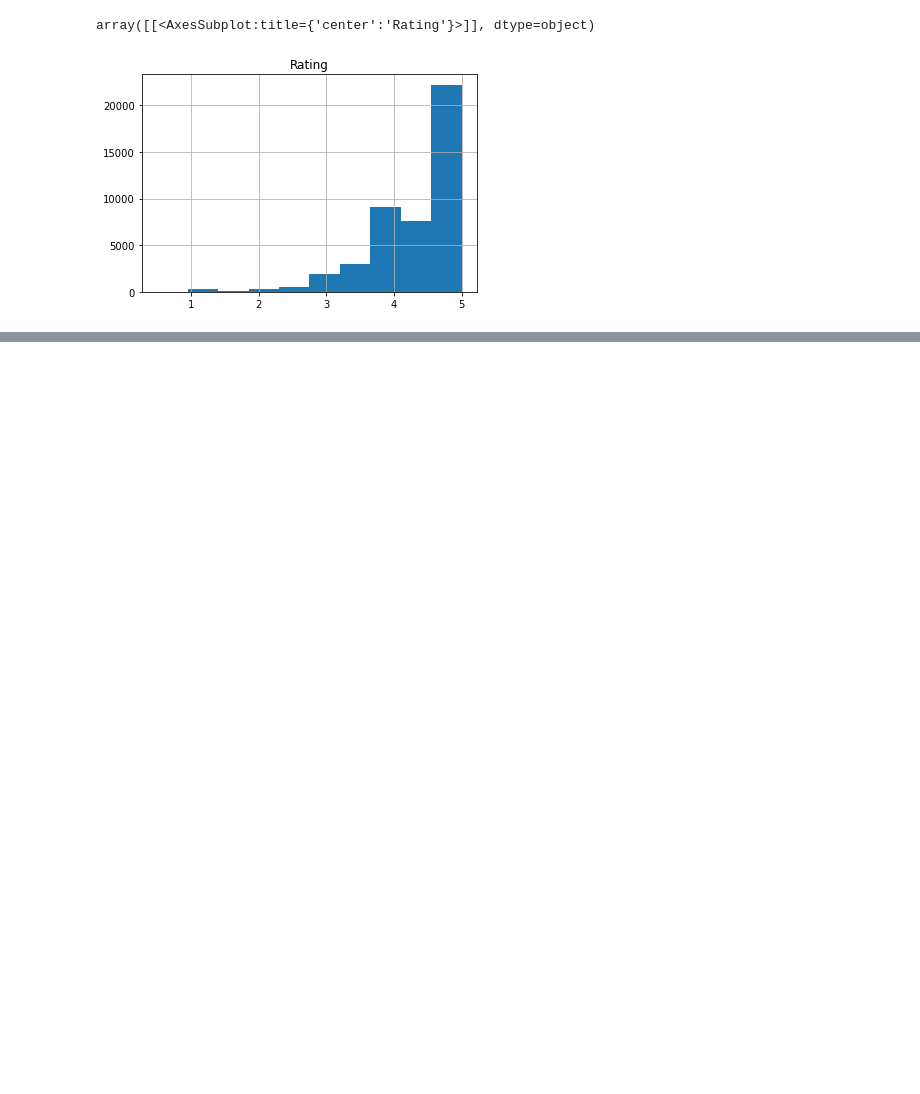
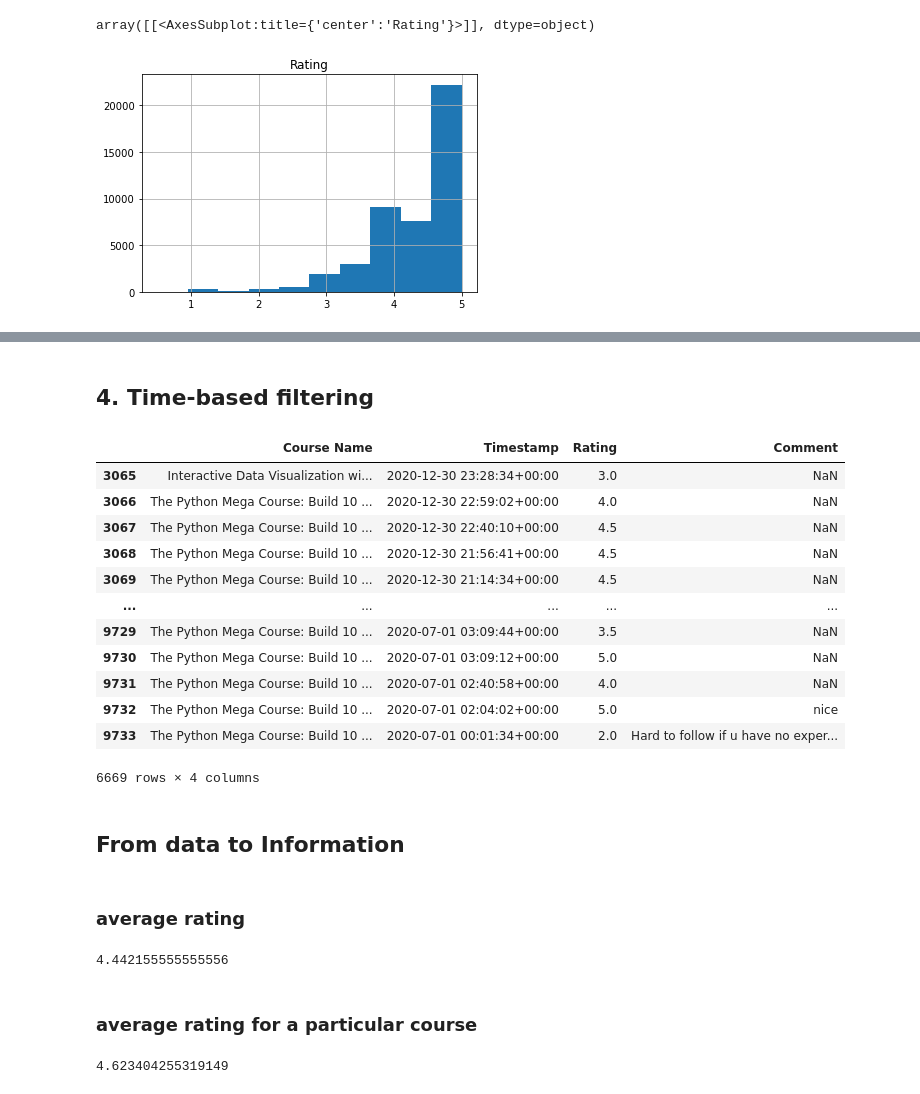
Before and after one commit to yukirin23/python-datavisualization, a Jupyter notebook: reviews.ipynb, the cells around one changed output, grey strips where cells are left out. Cells and saved outputs as stored; diff of their text form; code cells hidden in the pictures; blank space fills up the shorter version.

```diff
--- a/reviews.ipynb
+++ b/reviews.ipynb
@@ -34,0 +236,32 @@ array([[<AxesSubplot:title={'center':'Rating'}>]], dtype=object)
+# %% [markdown]
+## 4. Time-based filtering
+# %%
+data[(data['Timestamp']>= datetime(2020,7,1, tzinfo=utc)) & (data['Timestamp'] <= datetime(2020,12,31, tzinfo=utc))]
+# %% [output]
+|  | Course Name | Timestamp | Rating | Comment |
+| 3065 | Interactive Data Visualization wi... | 2020-12-30 23:28:34+00:00 | 3.0 | NaN |
+| 3066 | The Python Mega Course: Build 10 ... | 2020-12-30 22:59:02+00:00 | 4.0 | NaN |
+| 3067 | The Python Mega Course: Build 10 ... | 2020-12-30 22:40:10+00:00 | 4.5 | NaN |
+| 3068 | The Python Mega Course: Build 10 ... | 2020-12-30 21:56:41+00:00 | 4.5 | NaN |
+| 3069 | The Python Mega Course: Build 10 ... | 2020-12-30 21:14:34+00:00 | 4.5 | NaN |
+| ... | ... | ... | ... | ... |
+| 9729 | The Python Mega Course: Build 10 ... | 2020-07-01 03:09:44+00:00 | 3.5 | NaN |
+| 9730 | The Python Mega Course: Build 10 ... | 2020-07-01 03:09:12+00:00 | 5.0 | NaN |
+| 9731 | The Python Mega Course: Build 10 ... | 2020-07-01 02:40:58+00:00 | 4.0 | NaN |
+| 9732 | The Python Mega Course: Build 10 ... | 2020-07-01 02:04:02+00:00 | 5.0 | nice |
+| 9733 | The Python Mega Course: Build 10 ... | 2020-07-01 00:01:34+00:00 | 2.0 | Hard to follow if u have no exper... |
+6669 rows × 4 columns
+# %% [markdown]
+## From data to Information
+# %% [markdown]
+### average rating
+# %%
+data['Rating'].mean()
+# %% [output]
+4.442155555555556
+# %% [markdown]
+### average rating for a particular course
+# %%
+data[data['Course Name'] =='The Complete Python Course: Build 10 Professional OOP Apps']['Rating'].mean()
+# %% [output]
+4.623404255319149
```
Also changed, not shown: parts of 50 cells of this notebook, 7 other files.
